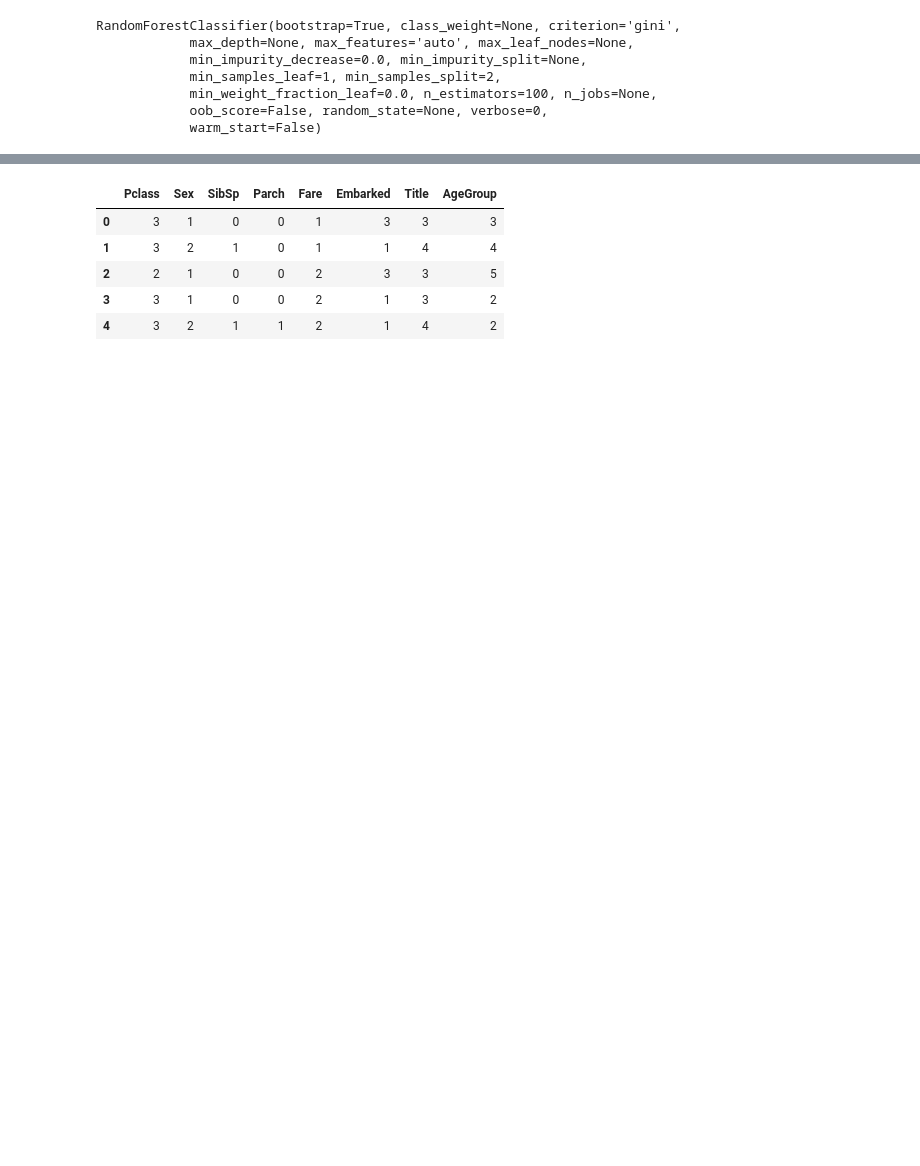
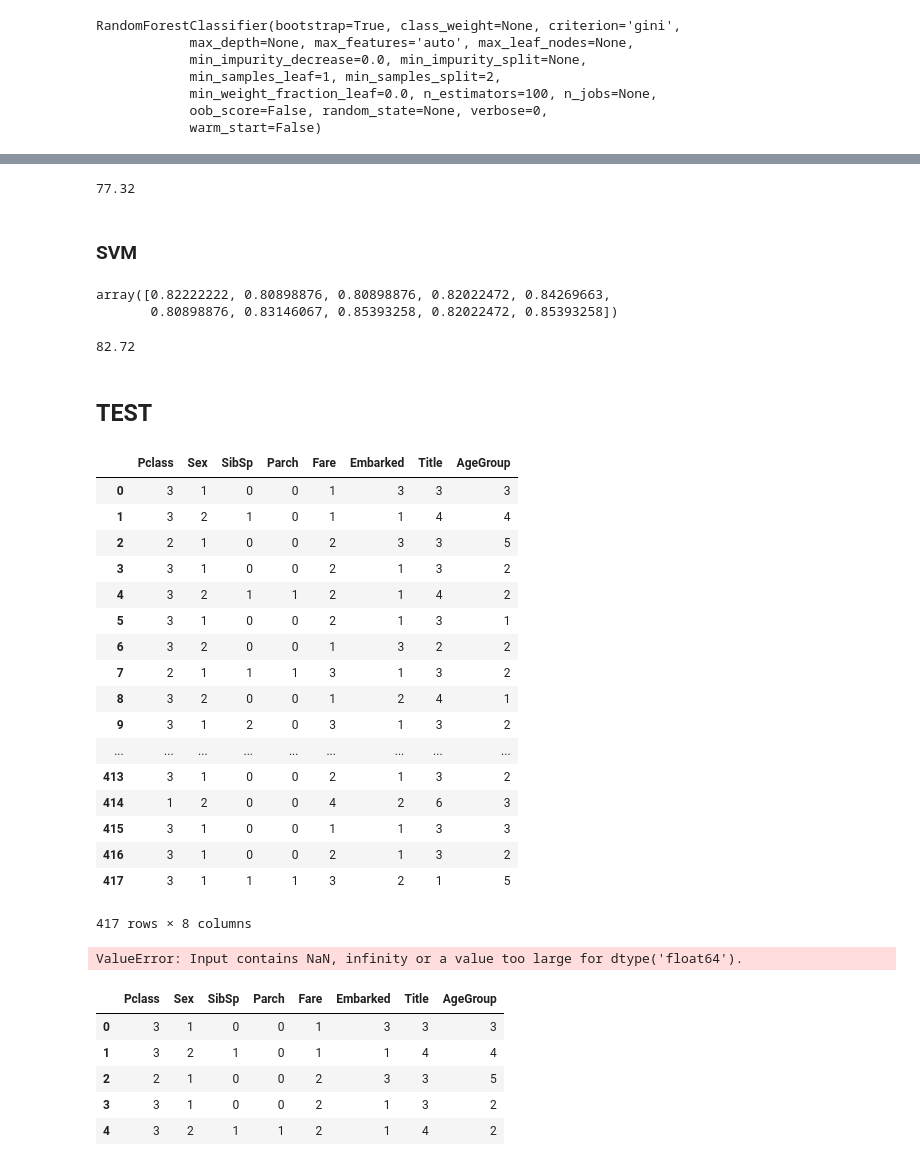
Before and after one commit to Pwang-je/Kaggle-Titanic-Machine-Learning-from-Disaster, a Jupyter notebook: titanic.ipynb, the cells around one changed output, grey strips where cells are left out. Saved outputs shown, nothing was run; the diff lists cells and outputs as text; code cells hidden in the pictures; blank space fills up the shorter version.

```diff
--- a/titanic.ipynb
+++ b/titanic.ipynb
@@ -500,3 +556,56 @@ round(np.mean(score)*100, 2)
+# %%
+# Naive bayes score
+round(np.mean(score)*100, 2)
+# %% [output]
+77.32
+# %% [markdown]
+### SVM
+# %%
+svn_clf = SVC()
+scoring = 'accuracy'
+score = cross_val_score(svn_clf, train_model, target, cv=k_fold, n_jobs=1, scoring=scoring)
+score
+# %% [output]
+array([0.82222222, 0.80898876, 0.80898876, 0.82022472, 0.84269663,
+       0.80898876, 0.83146067, 0.85393258, 0.82022472, 0.85393258])
+# %%
+# SVM score
+round(np.mean(score)*100, 2)
+# %% [output]
+82.72
+# %% [markdown]
+## TEST
+# %%
+test_data.isnull().sum()
+# test = test_data.drop('Fare', axis=1).copy()
+# test.isnull().sum()
+test_data.dropna()
+# %% [output]
+|  | Pclass | Sex | SibSp | Parch | Fare | Embarked | Title | AgeGroup |
+| 0 | 3 | 1 | 0 | 0 | 1 | 3 | 3 | 3 |
+| 1 | 3 | 2 | 1 | 0 | 1 | 1 | 4 | 4 |
+| 2 | 2 | 1 | 0 | 0 | 2 | 3 | 3 | 5 |
+| 3 | 3 | 1 | 0 | 0 | 2 | 1 | 3 | 2 |
+| 4 | 3 | 2 | 1 | 1 | 2 | 1 | 4 | 2 |
+| 5 | 3 | 1 | 0 | 0 | 2 | 1 | 3 | 1 |
+| 6 | 3 | 2 | 0 | 0 | 1 | 3 | 2 | 2 |
+| 7 | 2 | 1 | 1 | 1 | 3 | 1 | 3 | 2 |
+| 8 | 3 | 2 | 0 | 0 | 1 | 2 | 4 | 1 |
+| 9 | 3 | 1 | 2 | 0 | 3 | 1 | 3 | 2 |
+| ... | ... | ... | ... | ... | ... | ... | ... | ... |
+| 413 | 3 | 1 | 0 | 0 | 2 | 1 | 3 | 2 |
+| 414 | 1 | 2 | 0 | 0 | 4 | 2 | 6 | 3 |
+| 415 | 3 | 1 | 0 | 0 | 1 | 1 | 3 | 3 |
+| 416 | 3 | 1 | 0 | 0 | 2 | 1 | 3 | 2 |
+| 417 | 3 | 1 | 1 | 1 | 3 | 2 | 1 | 5 |
+417 rows × 8 columns
+# %%
+clf = SVC()
+clf.fit(train_data, target)
+
+prediction = clf.predict(test_data)
+# %% [output]
+ValueError: Input contains NaN, infinity or a value too large for dtype('float64').
 # %%
 test_data[:5]
 # %% [output]
```
Also changed, not shown: parts of 18 cells of this notebook, 2 other files.
